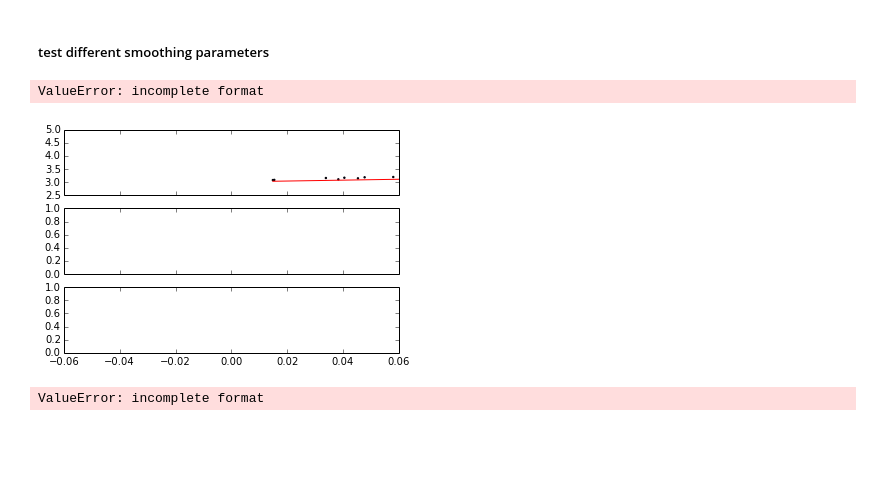
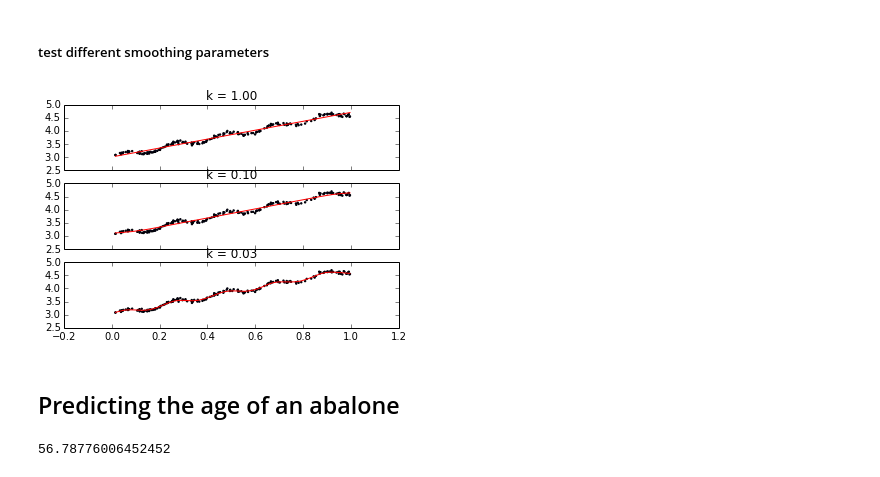
Before and after one commit to dejori/this-and-that, a Jupyter notebook: ml-in-action/ch08/regression.ipynb, the cells around one changed output. Saved outputs shown, nothing was run; the diff lists cells and outputs as text; code cells hidden in the pictures; blank space fills up the shorter version.

Commit message:
abalone example

```diff
--- a/ml-in-action/ch08/regression.ipynb
+++ b/ml-in-action/ch08/regression.ipynb
@@ -80,20 +80,17 @@ def lwlrTest(testArr,xArr,yArr,k=1.0):
 # %%
 ks = [1,0.1,0.03]
 f, ax = plt.subplots(3, sharex=True)
 
 for idx, k in enumerate(ks):
     ax[idx].scatter(xMat[:,1].flatten().A[0], mat(yArr).T.flatten().A[0] , s=2)
     yHat = lwlrTest(xArr, xArr, yArr,k)
     xMat=mat(xArr)
     srtInd = xMat[:,1].argsort(0)
     xSort=xMat[srtInd][:,0,:]
     ax[idx].plot(xSort[:,1].flatten().A[0],yHat[srtInd],'r')
-    ax[idx].set_title('k = %0.1f %' % k)
+    ax[idx].set_title('k = %0.2f' % k)
 plt.show()
 # %% [output]
-ValueError: incomplete format
-[figure, old version]
+[figure, new version]
-# %%
-'k = %0.2f %' % k
-# %% [output]
-ValueError: incomplete format
+# %% [markdown]
+## Predicting the age of an abalone
@@ -99,0 +105,5 @@ ValueError: incomplete format
+# %%
+rssError(abY[0:99],yHat01.T)
+rssError(abY[0:99],yHat1.T)
+# %% [output]
+56.78776006452452
```
Also changed, not shown: parts of 2 cells of this notebook, 1 other file.
